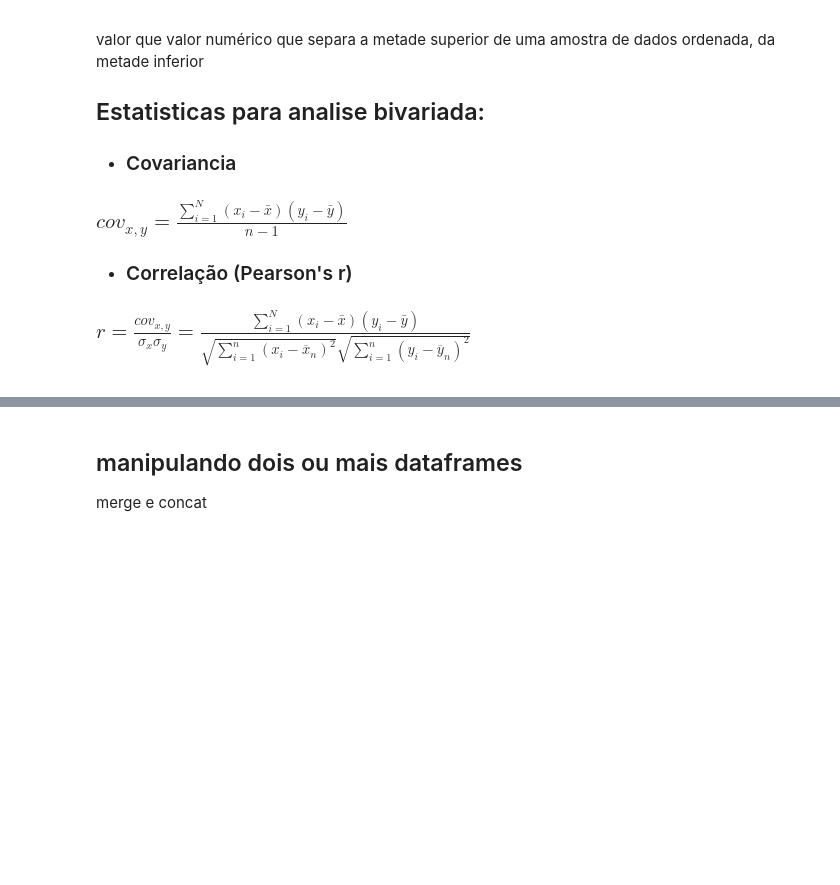
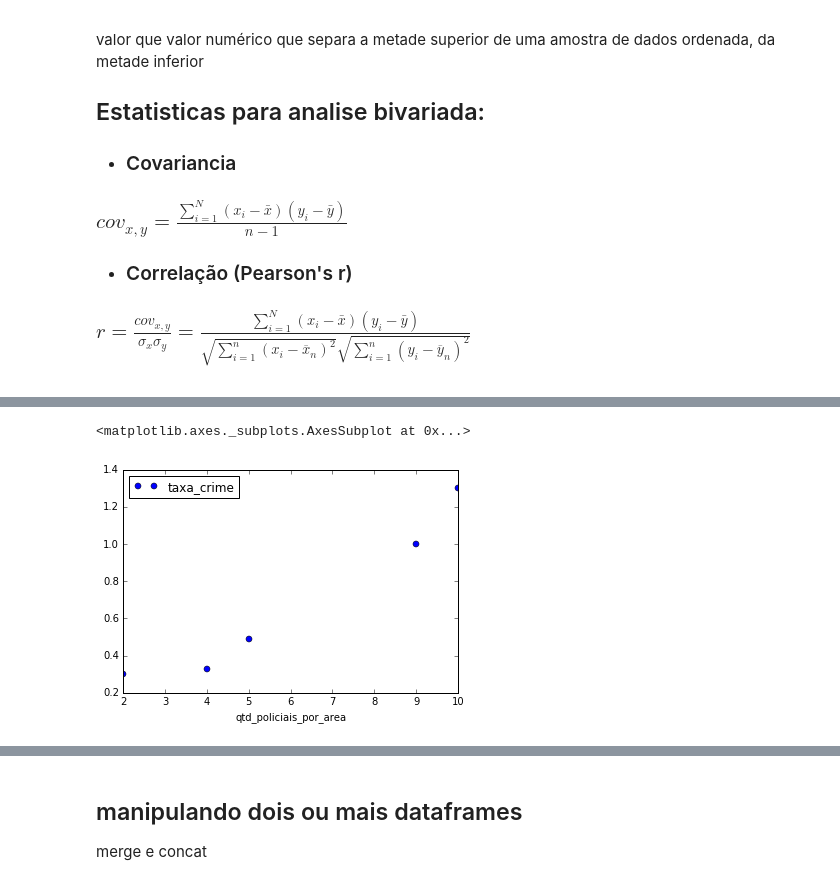
Before and after one commit to hitoshinagano/Locaweb_aulas, a Jupyter notebook: Aula.ipynb, the cells around one changed output, grey strips where cells are left out. Cells and saved outputs as stored; diff of their text form; code cells hidden in the pictures; blank space fills up the shorter version.

```diff
--- a/Aula.ipynb
+++ b/Aula.ipynb
@@ -579,3 +586,8 @@ df
+# %%
+df.plot(x = 'qtd_policiais_por_area', y = 'taxa_crime', style='o')
+# %% [output]
+<matplotlib.axes._subplots.AxesSubplot at 0x...>
+[figure, added]
 # %%
 df.plot(kind = 'scatter', x = 'qtd_policiais_por_area', y = 'taxa_crime')
 # %%
```
Also changed, not shown: parts of 92 cells of this notebook.
